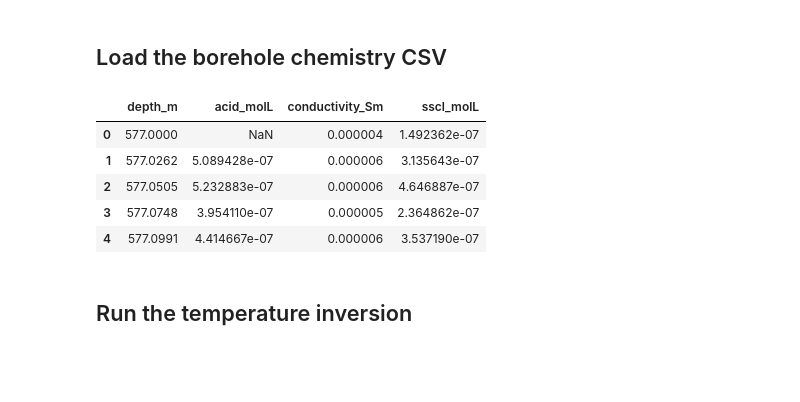
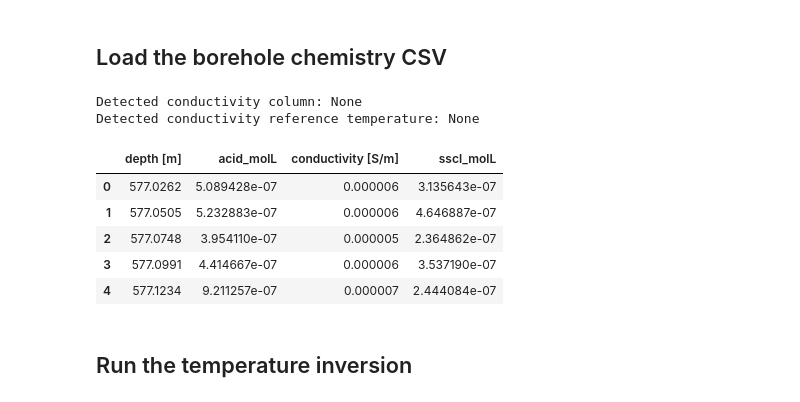
Before and after one commit to elizadawson/ice_attenuation_temperature, a Jupyter notebook: notebooks/englacial_temperature.ipynb, the cells around one changed output. Drawn from its saved outputs; the diff is of its cells as text; code cells hidden in the pictures; blank space fills up the shorter version.

```diff
--- a/notebooks/englacial_temperature.ipynb
+++ b/notebooks/englacial_temperature.ipynb
@@ -39,15 +107,14 @@ This notebook assumes:
 attenuation_data = Path("../data/FullDataSet_Randomized.txt")
 borehole_data = Path("../data/waisdivide_imp.csv")
 
-
 # Attenuation CSV column names
 att_depth_col = "depth [m]"
 att_rate_col = "attenuation_rate"
 
-# Borehole chemistry CSV column names
+# Borehole CSV column names
 bore_depth_col = "depth [m]"
 bore_acid_col = "acid [mol/L]"
-bore_cond_col = "conductivity [S/m]"
+bore_cond_col = None
 bore_sscl_col = "sscl [mol/L]"
 
 # Merge settings
@@ -55,19 +122,21 @@ use_nearest_depth_merge = True
 depth_tolerance_m = 5.0
 
 # Choose one mode
-# "chem" uses acid and sscl
-# "cond" uses conductivity directly
+# "chem" uses acid and sscl impurities
+# "cond" uses conductivity measurement
+# "pure" assumes pure ice
 mode = "chem"
 
 # Output
 output_dir = Path("../outputs")
 output_dir.mkdir(parents=True, exist_ok=True)
+
 # Make borehole tag from filename
 borehole_tag = borehole_data.stem.removesuffix("_imp")
+
 # Build output filename
 output_name = f"attenuation_temperature_{borehole_tag}_{mode}.csv"
 output_path = output_dir / output_name
-
 
 # Optional model parameter overrides
 func_kwargs = {
@@ -75,6 +144,7 @@ func_kwargs = {
     "Epure": 0.55 * 1.602176634e-19,
     "E_Hp": 0.20 * 1.602176634e-19,
     "E_ssCl": 0.19 * 1.602176634e-19,
+    "E_cond": 0.22 * 1.602176634e-19,
     "mu_Hp": 3.2,
     "mu_ssCl": 0.43,
 }
@@ -110,28 +176,65 @@ True
 ## Load the borehole chemistry CSV
 # %%
 bh_df = pd.read_csv(borehole_data)
-bh_df = bh_df.rename(columns={
-    bore_depth_col: "depth_m",
-    bore_acid_col: "acid_molL",
-    bore_cond_col: "conductivity_Sm",
-    bore_sscl_col: "sscl_molL",
-})
 
-required_bore_cols = ["depth_m", "acid_molL", "conductivity_Sm", "sscl_molL"]
+cond_Tref = None
+
+# Detect the conductivity column of the form conductivity_<number>[S/m]
+# Ignore conductivity_inf [S/m]
+cond_candidates = [
+    c for c in bh_df.columns
+    if re.fullmatch(r"conductivity_(\d+(?:\.\d+)?)\s*\[S/m\]", c)
+]
+
+bore_cond_col = cond_candidates[0] if cond_candidates else None
+
+if bore_cond_col is not None:
+    m = re.fullmatch(r"conductivity_(\d+(?:\.\d+)?)\s*\[S/m\]", bore_cond_col)
+    cond_Tref = float(m.group(1))
+    func_kwargs["Tref"] = cond_Tref
+
+rename_dict = {}
+
+if bore_acid_col in bh_df.columns:
+    rename_dict[bore_acid_col] = "acid_molL"
+
+if bore_sscl_col in bh_df.columns:
+    rename_dict[bore_sscl_col] = "sscl_molL"
+
+if bore_cond_col is not None and bore_cond_col in bh_df.columns:
+    rename_dict[bore_cond_col] = "conductivity_Sm"
+
+bh_df = bh_df.rename(columns=rename_dict)
+
+if mode == "chem":
+    required_bore_cols = ["acid_molL", "sscl_molL"]
+elif mode == "cond":
+    required_bore_cols = ["conductivity_Sm"]
+elif mode == "pure":
+    required_bore_cols = []
+else:
+    raise ValueError("mode must be one of: 'chem', 'cond', 'pure'")
+
 missing_bore = [c for c in required_bore_cols if c not in bh_df.columns]
 if missing_bore:
     raise ValueError(f"Missing borehole columns: {missing_bore}")
 
 for col in required_bore_cols:
     bh_df[col] = pd.to_numeric(bh_df[col], errors="coerce")
 
-bh_df = bh_df.dropna(subset=["depth_m"]).sort_values("depth_m").reset_index(drop=True)
+if required_bore_cols:
+    bh_df = bh_df.dropna(subset=required_bore_cols).reset_index(drop=True)
+
+print("Detected conductivity column:", bore_cond_col)
+print("Detected conductivity reference temperature:", cond_Tref)
 
 bh_df.head()
 # %% [output]
+Detected conductivity column: None
+Detected conductivity reference temperature: None
-|  | depth_m | acid_molL | conductivity_Sm | sscl_molL |
-| 0 | 577.0000 | NaN | 0.000004 | 1.492362e-07 |
-| 1 | 577.0262 | 5.089428e-07 | 0.000006 | 3.135643e-07 |
-| 2 | 577.0505 | 5.232883e-07 | 0.000006 | 4.646887e-07 |
-| 3 | 577.0748 | 3.954110e-07 | 0.000005 | 2.364862e-07 |
-| 4 | 577.0991 | 4.414667e-07 | 0.000006 | 3.537190e-07 |
+|  | depth [m] | acid_molL | conductivity [S/m] | sscl_molL |
+| 0 | 577.0262 | 5.089428e-07 | 0.000006 | 3.135643e-07 |
+| 1 | 577.0505 | 5.232883e-07 | 0.000006 | 4.646887e-07 |
+| 2 | 577.0748 | 3.954110e-07 | 0.000005 | 2.364862e-07 |
+| 3 | 577.0991 | 4.414667e-07 | 0.000006 | 3.537190e-07 |
+| 4 | 577.1234 | 9.211257e-07 | 0.000007 | 2.444084e-07 |
```
Also changed, not shown: parts of 9 cells of this notebook.
